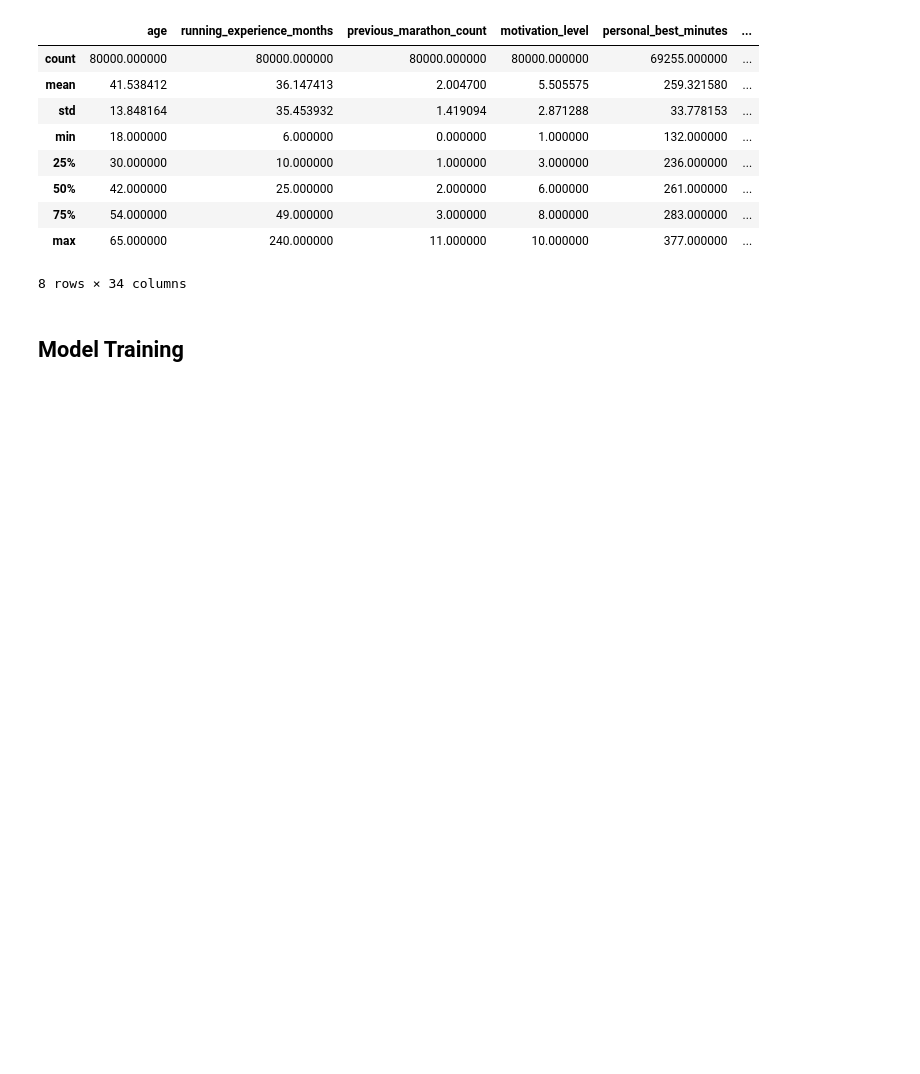
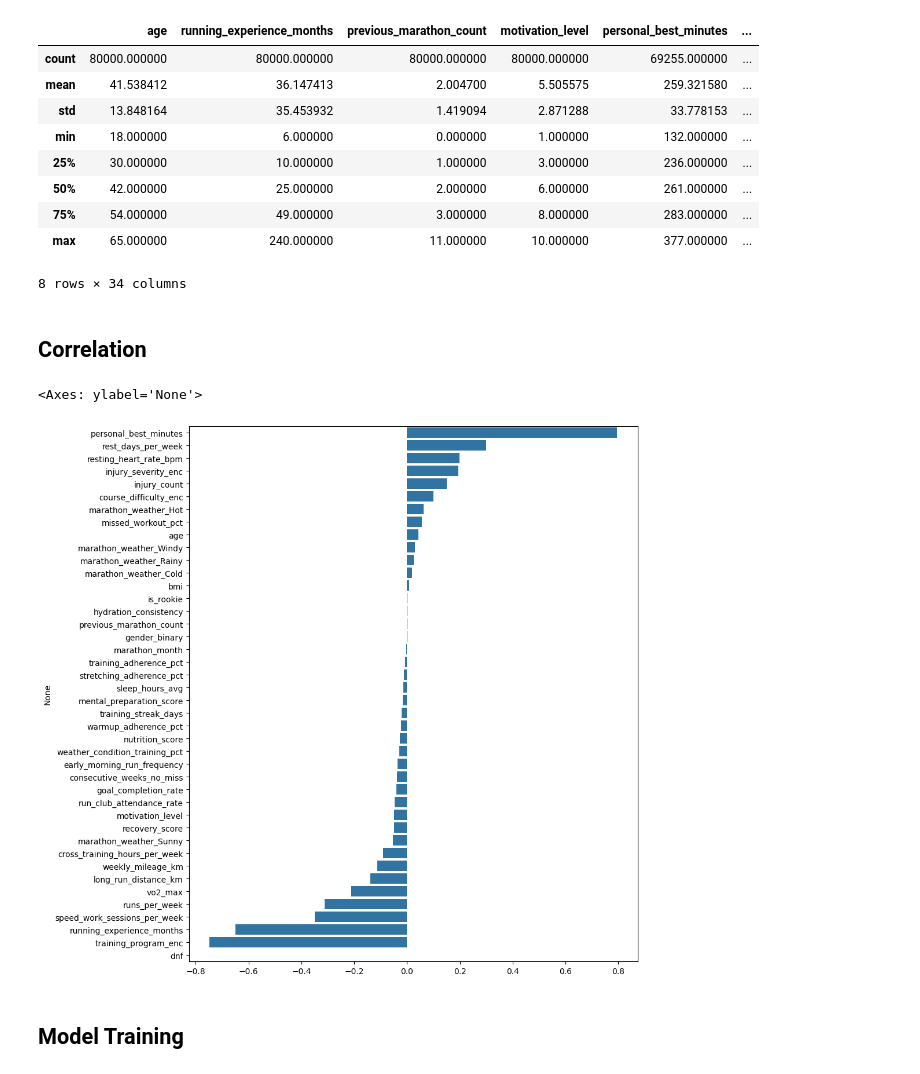
Before and after one commit to francescosias/MarathonIQ, a Jupyter notebook: nuri_jupyter_notebook.ipynb, the cells around one changed output. Drawn from its saved outputs; the diff is of its cells as text; code cells hidden in the pictures; blank space fills up the shorter version.

```diff
--- a/nuri_jupyter_notebook.ipynb
+++ b/nuri_jupyter_notebook.ipynb
@@ -143,6 +145,16 @@ df_prep['vo2_max'] = df_prep['vo2_max'].fillna(
 # %%
 X = df_final.drop(columns=['actual_finish_time_minutes'])
 y = df_final['actual_finish_time_minutes']
+# %% [markdown]
+## Correlation
+# %%
+correlations = df_final.corr()['actual_finish_time_minutes'].sort_values(ascending=False)
+correlations = correlations.drop('actual_finish_time_minutes')
+plt.figure(figsize=(10, 12))
+sns.barplot(x=correlations.values, y=correlations.index)
+# %% [output]
+<Axes: ylabel='None'>
+[figure, added]
 # %% [markdown]
 ## Model Training
 # %%
```
Also changed, not shown: parts of 2 cells of this notebook.
